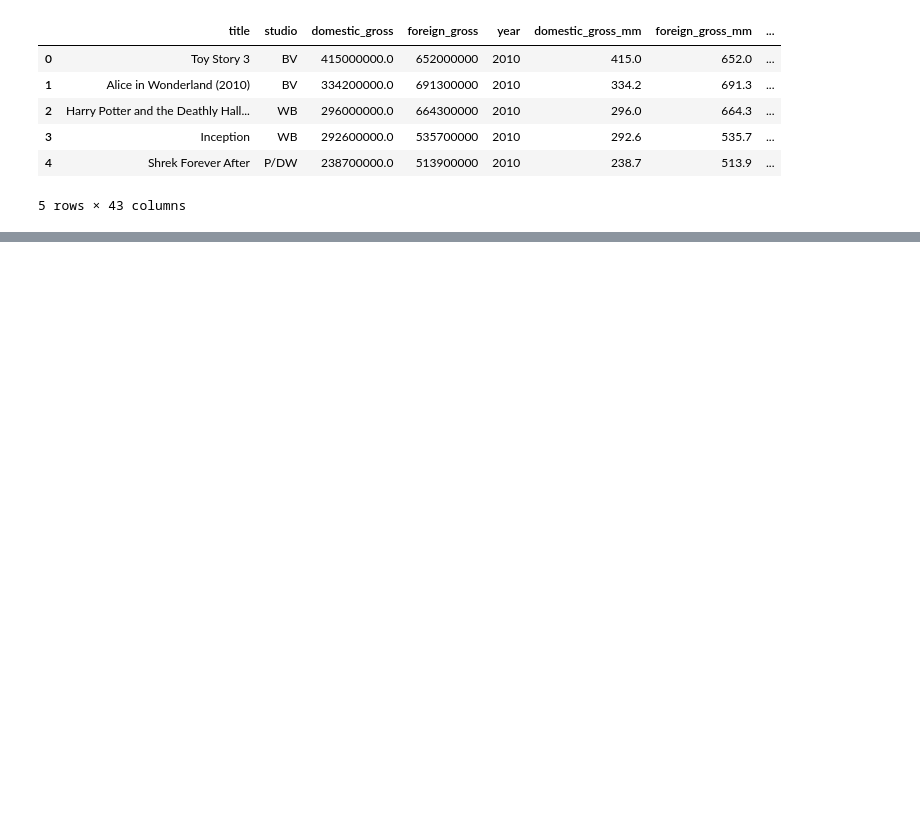
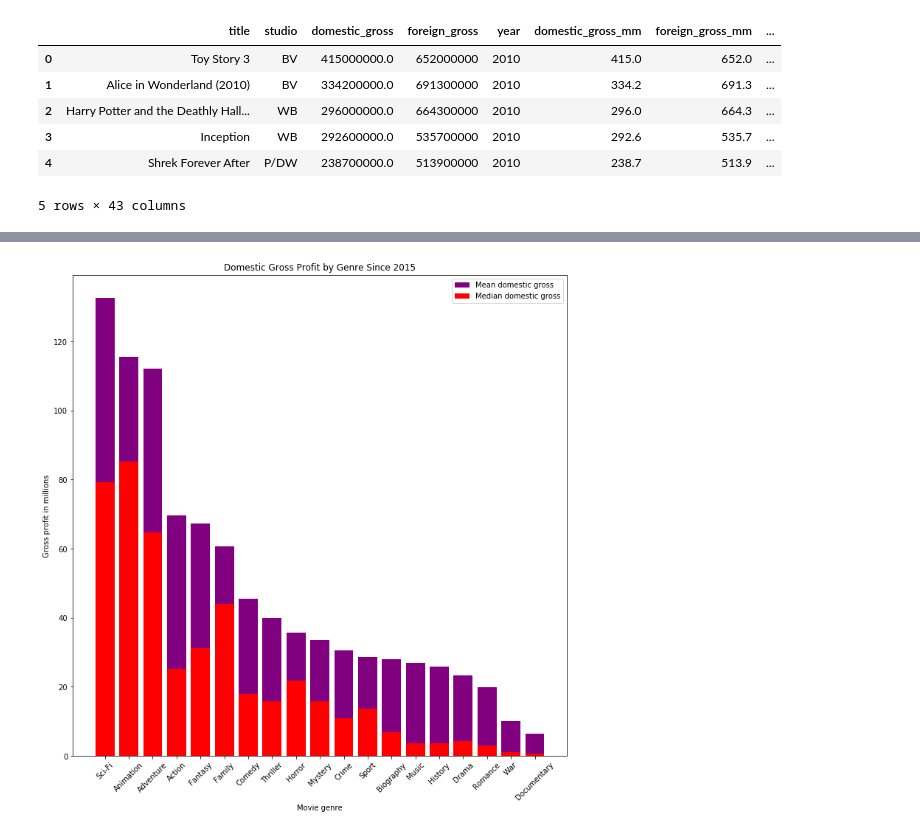
Before and after one commit to etr359/project-1-movie-analysis, a Jupyter notebook: project1_analysis_MASTER.ipynb, the cells around one changed output, grey strips where cells are left out. Saved outputs shown, nothing was run; the diff lists cells and outputs as text; code cells hidden in the pictures; blank space fills up the shorter version.

```diff
--- a/project1_analysis_MASTER.ipynb
+++ b/project1_analysis_MASTER.ipynb
@@ -374,0 +714,18 @@ bom_gross_title_basics_ratings.head()
+# %%
+genre_df.sort_values(by='mean_dom_gross', ascending =False, inplace=True)
+
+fig = plt.figure(figsize=(12,12))
+ax = fig.add_subplot(111)
+
+ax.bar(x='genre', height = 'mean_dom_gross', data=genre_df, color='purple',label='Mean domestic gross')
+ax.bar(x='genre', height = 'median_dom_gross', data=genre_df, color='red',label='Median domestic gross')
+
+plt.xticks(rotation=45)
+plt.legend();
+
+ax.set_xlabel('Movie genre')
+ax.set_ylabel('Gross profit in millions')
+ax.set_title('Domestic Gross Profit by Genre Since 2015')
+plt.savefig('dom_gross.png')
+# %% [output]
+[figure, added]
```
Also changed, not shown: parts of 28 cells of this notebook, 3 other files.
